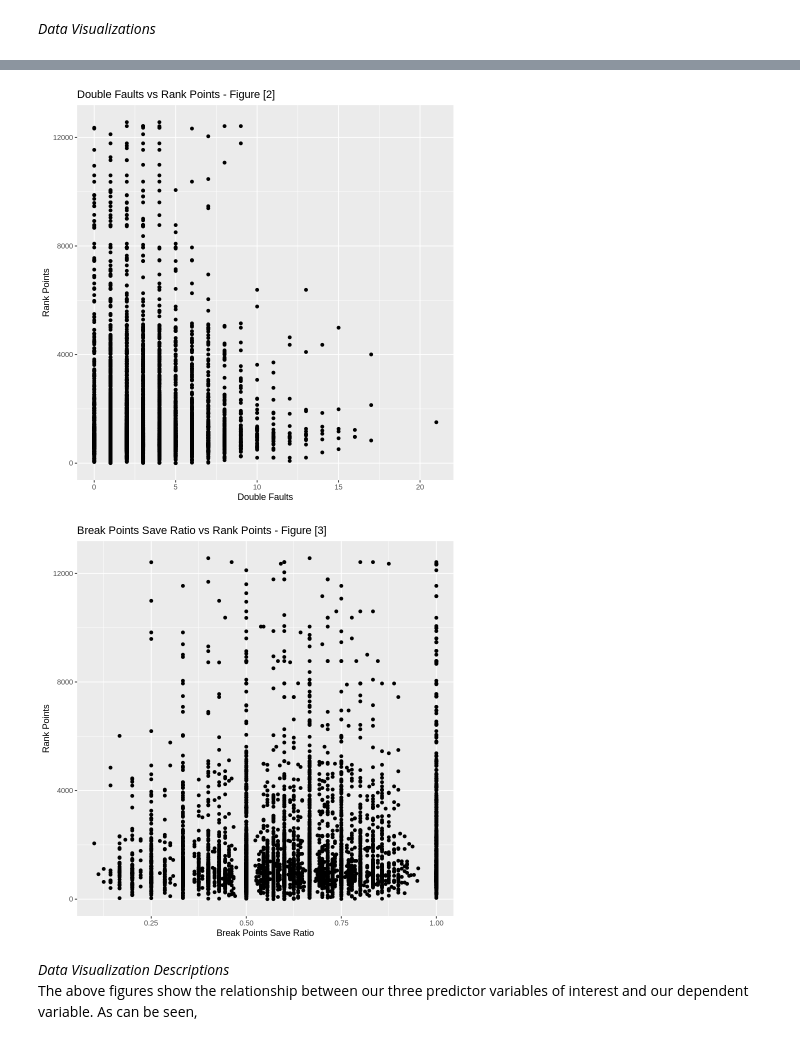
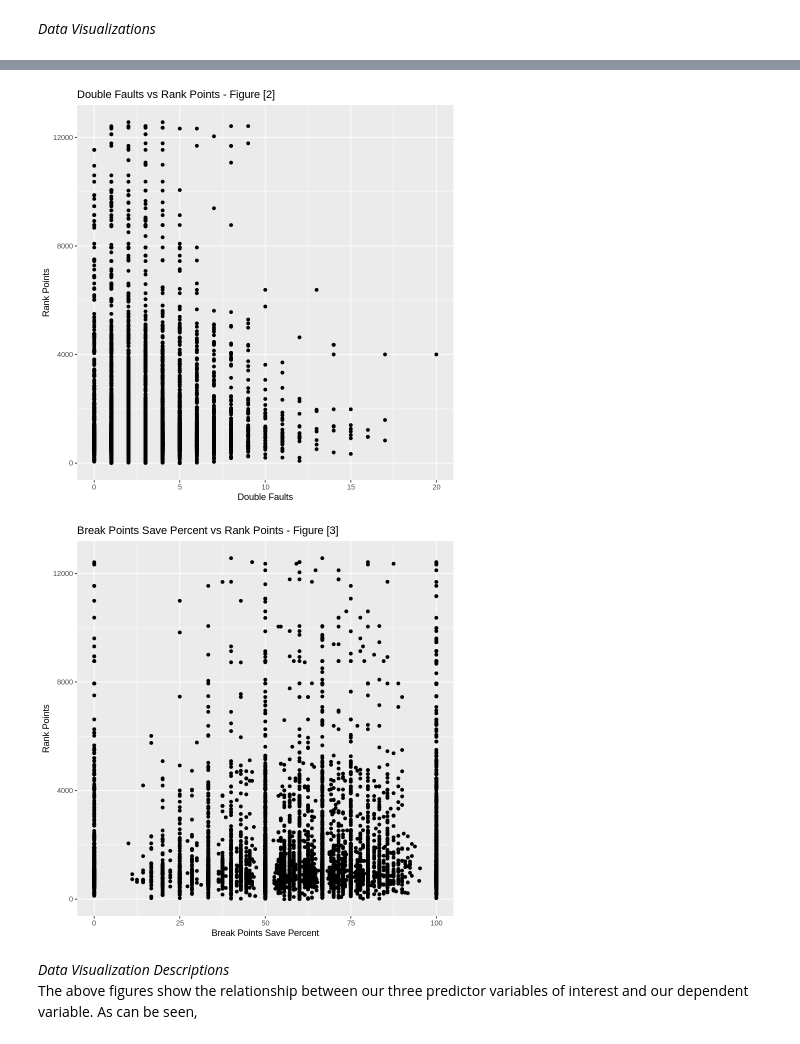
Before and after one commit to EliNAdr/DSCI-100_007-13, a Jupyter notebook: Project_report.ipynb, the cells around one changed output, grey strips where cells are left out. Cells and saved outputs as stored; diff of their text form; code cells hidden in the pictures.

```diff
--- a/Project_report.ipynb
+++ b/Project_report.ipynb
@@ -45,12 +63,12 @@ set.seed(2132)
 
 # selecting relevant data from each player category (winners & losers), filtering observations, creating new variables, and renaming variables
 winner_data <- tennis_data |> select(winner_rank_points, winner_ht, w_df, w_bpSaved, w_bpFaced) |> # selecting relevant variables
-    filter(w_bpSaved != 0) |> filter(w_bpFaced != 0) |> mutate(bpratio = w_bpSaved/w_bpFaced) |> na.omit() |> # creating new variable bpratio
+    mutate(bp_percent = (w_bpSaved/w_bpFaced)*100) |> na.omit() |> # creating new variable bp_percent
     rename(rank_points = winner_rank_points, height = winner_ht, double_faults = w_df) |> # renaming variables
     select(-w_bpSaved, -w_bpFaced) # removing now-unnecessary variables
 
 loser_data <- tennis_data |> select(loser_rank_points, loser_ht, l_df, l_bpSaved, l_bpFaced) |> # selecting relevant variables
-    filter(l_bpSaved != 0) |> filter(l_bpFaced != 0) |> mutate(bpratio = l_bpSaved/l_bpFaced) |> na.omit() |> # creating new variable bpratio
+    mutate(bp_percent = (l_bpSaved/l_bpFaced)*100) |> na.omit() |> # creating new variable bp_percent
     rename(rank_points = loser_rank_points, height = loser_ht, double_faults = l_df) |> # renaming variables
     select(-l_bpSaved, -l_bpFaced) # removing now-unnecessary variables
 
@@ -113,9 +131,9 @@ df_plot <- ggplot(player_train, aes(x = double_faults, y = rank_points)) +
     labs(title = "Double Faults vs Rank Points - Figure [2]", x = "Double Faults", y = "Rank Points")
 df_plot
 
-# plot of break point save ratio vs rank points
-bpratio_plot <- ggplot(player_train, aes(x = bpratio, y = rank_points)) +
+# plot of break point save percent vs rank points
+bp_percent_plot <- ggplot(player_train, aes(x = bp_percent, y = rank_points)) +
     geom_point() +
-    labs(title = "Break Points Save Ratio vs Rank Points - Figure [3]", x = "Break Points Save Ratio", y = "Rank Points")
-bpratio_plot
+    labs(title = "Break Points Save Percent vs Rank Points - Figure [3]", x = "Break Points Save Percent", y = "Rank Points")
+bp_percent_plot
 # %% [output]
@@ -123,5 +141,5 @@ bpratio_plot
-[figure, old version]
+[figure, new version]
-[figure, old version]
+[figure, new version]
 # %% [markdown]
 *Data Visualization Descriptions*<br>
 The above figures show the relationship between our three predictor variables of interest and our dependent variable. As can be seen,
```
Also changed, not shown: parts of 11 cells of this notebook.
